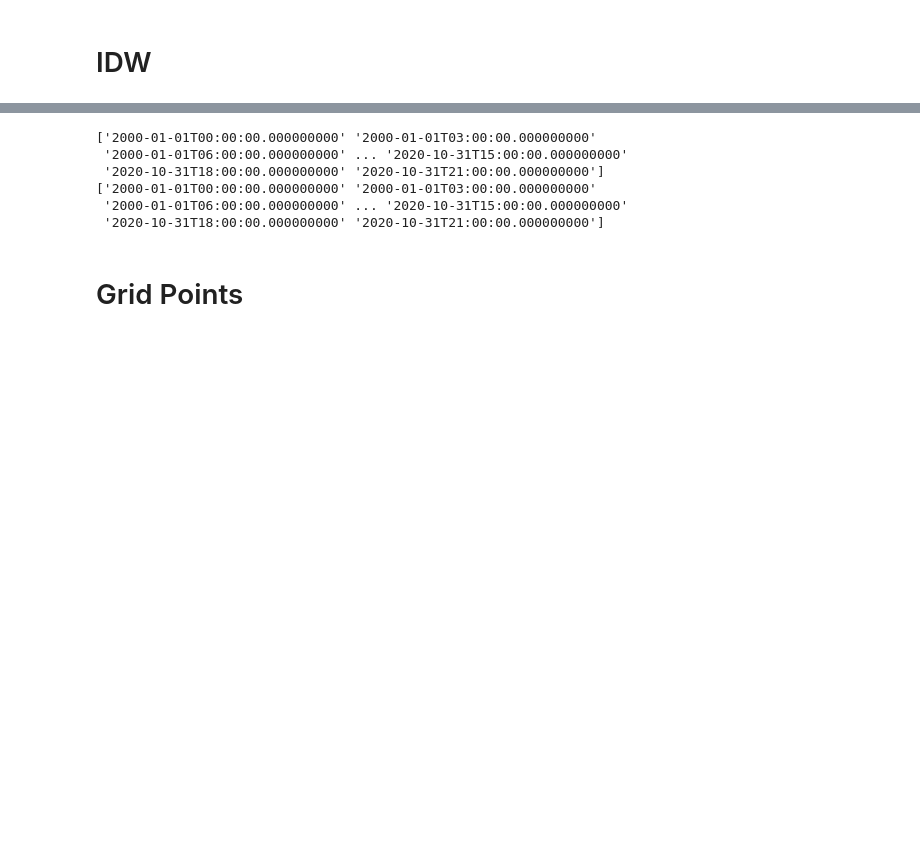
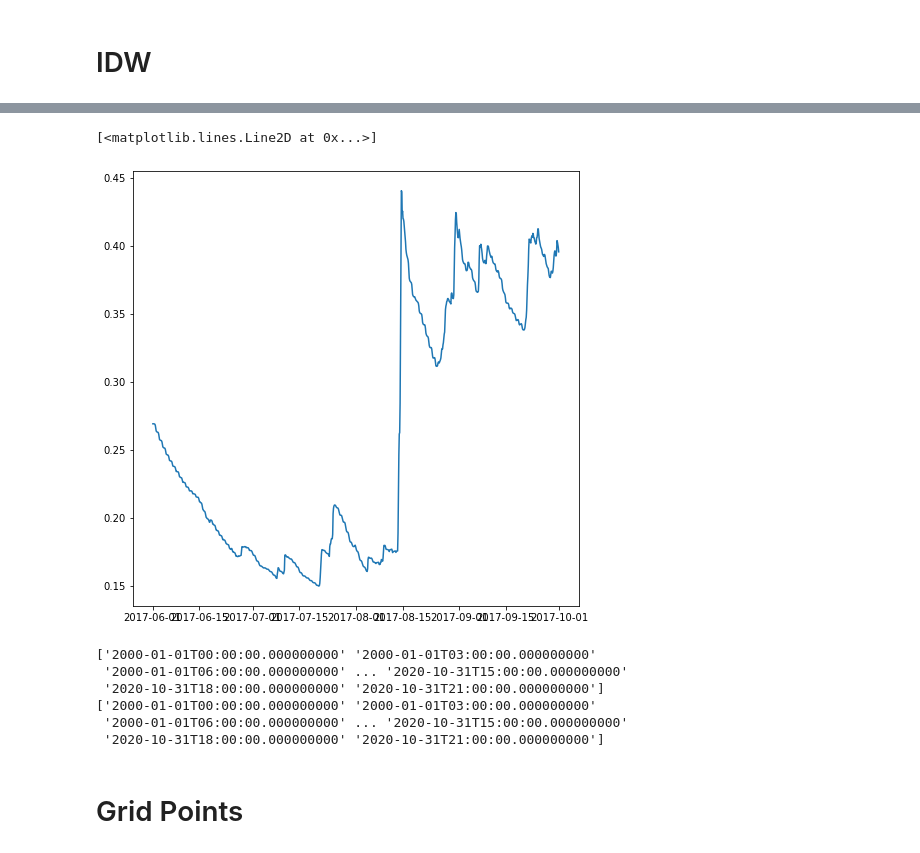
Before and after one commit to June-Skeeter/NARRDownload, a Jupyter notebook: DataDownloader.ipynb, the cells around one changed output, grey strips where cells are left out. Saved outputs shown, nothing was run; the diff lists cells and outputs as text; code cells hidden in the pictures; blank space fills up the shorter version.

```diff
--- a/DataDownloader.ipynb
+++ b/DataDownloader.ipynb
@@ -52,10 +52,11 @@ print(lats, lons)
 
 years = np.arange(2000,2020)
 months = np.arange(6,10)
-Subsurface_fields = ['tsoil','soill','soilw']
-Surface_fields = ['air.2m','uwnd.10m','vwnd.10m','pres.sfc',
-                  'dswrf','dlwrf','uswrf.ntat','ulwrf.ntat',
-                  'apcp','tcdc','hpbl']
+Subsurface_fields = ['tsoil','soilw']
+Surface_fields = ['air.2m','uwnd.10m','vwnd.10m',#'pres.sfc',
+#                   'dswrf','dlwrf','uswrf.ntat','ulwrf.ntat',
+                  'apcp'#,'tcdc','hpbl'
+                 ]
 clear = False
 
 Dir = 'Data/Subsurface/'
@@ -270,3 +294,17 @@ Data.to_csv('NARRData.csv')
+# %%
+# print(Data[['soilw_10','tsoil_0']])##.sort_values())
+# # plt.figure(figsize=(8,8))
+# # plt.plot(Data.index,Data['soilw_10'])
+
+Data=Data.groupby(Data.index).mean()
+# print(Data2['soilw_0'])
+# plt.figure()
+# plt.scatter(Data['tsoil_10'],Data2['tsoil_10'])
+plt.figure(figsize=(8,8))
+plt.plot(Data.index,Data['soilw_0'])
+# %% [output]
+[<matplotlib.lines.Line2D at 0x...>]
+[figure, added]
 # %%
 #
 import pytz
```
Also changed, not shown: parts of 4 cells of this notebook, 1 other file.
